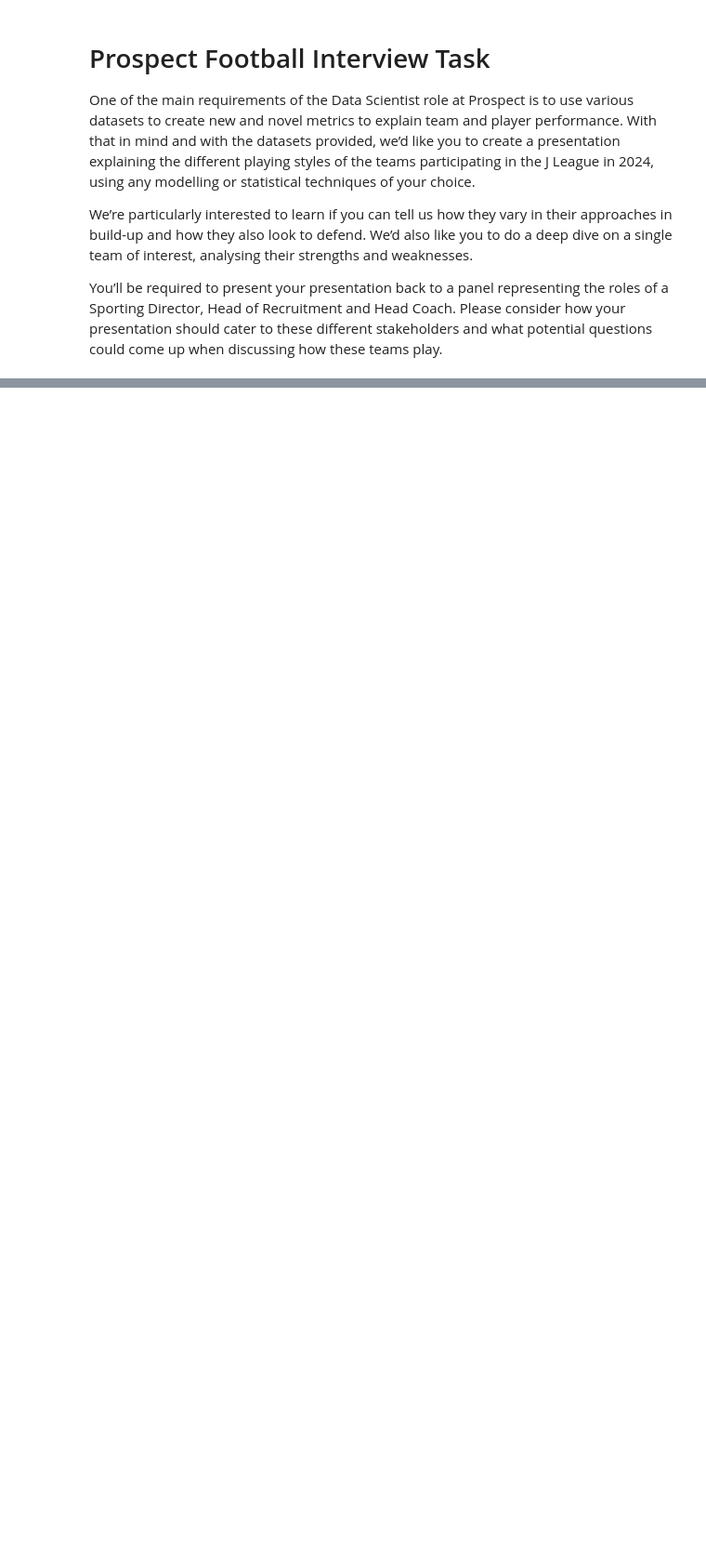
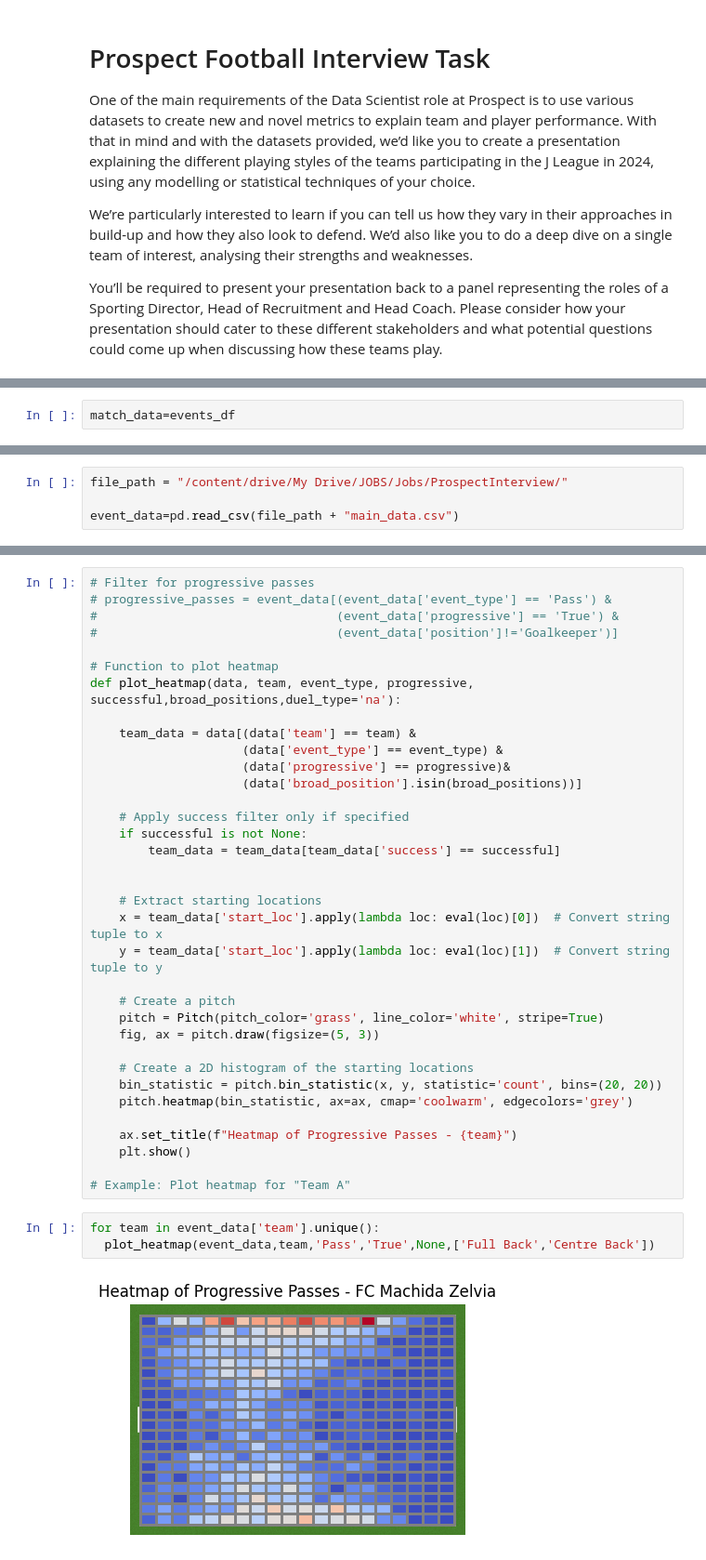
Before and after one commit to niamhgraham/Niamh, a Jupyter notebook: ProspectInterview.ipynb, the cells around one changed output, grey strips where cells are left out. Shown at 93% size. Cells and saved outputs as stored; diff of their text form; blank space fills up the shorter version.

```diff
--- a/ProspectInterview.ipynb
+++ b/ProspectInterview.ipynb
@@ -57,0 +121,2 @@ FileNotFoundError: [Errno 2] No such file or directory: 'matches.json'
+# %%
+match_data=events_df
@@ -57,0 +519,4 @@ FileNotFoundError: [Errno 2] No such file or directory: 'matches.json'
+# %%
+file_path = "/content/drive/My Drive/JOBS/Jobs/ProspectInterview/"
+
+event_data=pd.read_csv(file_path + "main_data.csv")
@@ -57,0 +580,40 @@ FileNotFoundError: [Errno 2] No such file or directory: 'matches.json'
+# %%
+# Filter for progressive passes
+# progressive_passes = event_data[(event_data['event_type'] == 'Pass') &
+#                                 (event_data['progressive'] == 'True') &
+#                                 (event_data['position']!='Goalkeeper')]
+
+# Function to plot heatmap
+def plot_heatmap(data, team, event_type, progressive, successful,broad_positions,duel_type='na'):
+
+    team_data = data[(data['team'] == team) &
+                     (data['event_type'] == event_type) &
+                     (data['progressive'] == progressive)&
+                     (data['broad_position'].isin(broad_positions))]
+
+    # Apply success filter only if specified
+    if successful is not None:
+        team_data = team_data[team_data['success'] == successful]
+
+
+    # Extract starting locations
+    x = team_data['start_loc'].apply(lambda loc: eval(loc)[0])  # Convert string tuple to x
+    y = team_data['start_loc'].apply(lambda loc: eval(loc)[1])  # Convert string tuple to y
+
+    # Create a pitch
+    pitch = Pitch(pitch_color='grass', line_color='white', stripe=True)
+    fig, ax = pitch.draw(figsize=(5, 3))
+
+    # Create a 2D histogram of the starting locations
+    bin_statistic = pitch.bin_statistic(x, y, statistic='count', bins=(20, 20))
+    pitch.heatmap(bin_statistic, ax=ax, cmap='coolwarm', edgecolors='grey')
+
+    ax.set_title(f"Heatmap of Progressive Passes - {team}")
+    plt.show()
+
+# Example: Plot heatmap for "Team A"
+# %%
+for team in event_data['team'].unique():
+  plot_heatmap(event_data,team,'Pass','True',None,['Full Back','Centre Back'])
+# %% [output]
+[figure, added]
```
Also changed, not shown: parts of 39 cells of this notebook.
